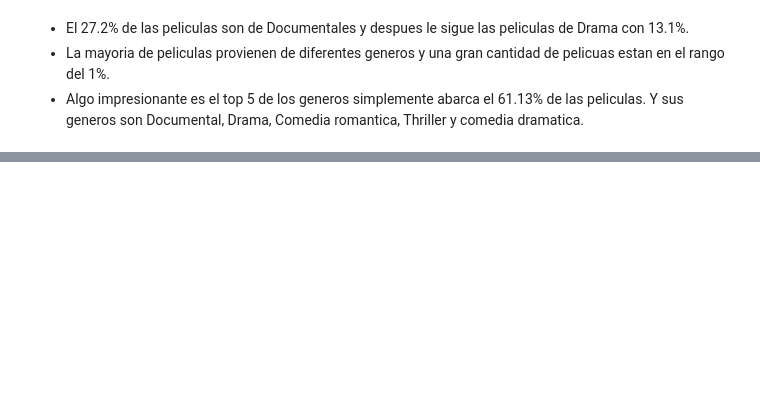
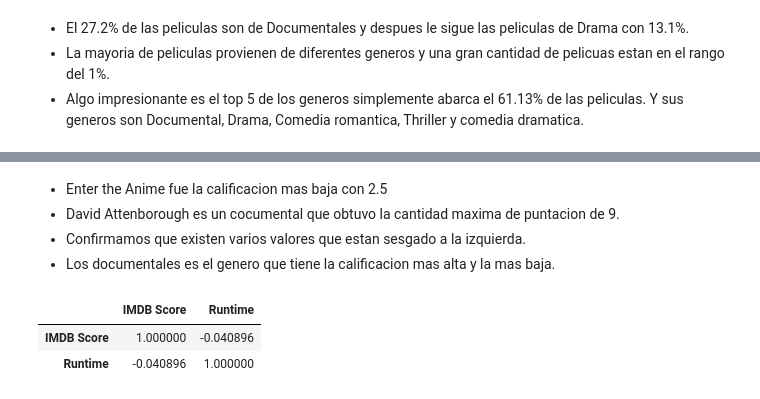
Before and after one commit to OscarABazanez/Analisis-de-Datos-de-Proyectos, a Jupyter notebook: analisis-netflix-imdb-score.ipynb, the cells around one changed output, grey strips where cells are left out. Saved outputs shown, nothing was run; the diff lists cells and outputs as text; code cells hidden in the pictures; blank space fills up the shorter version.

```diff
--- a/analisis-netflix-imdb-score.ipynb
+++ b/analisis-netflix-imdb-score.ipynb
@@ -145,0 +267,11 @@ Top 10 cuenta con el:  61.13013698630137 %
+# %% [markdown]
+- Enter the Anime fue la calificacion mas baja con 2.5
+- David Attenborough es un cocumental que obtuvo la cantidad maxima de puntacion de 9.
+- Confirmamos que existen varios valores que estan sesgado a la izquierda.
+- Los documentales es el genero que tiene la calificacion mas alta y la mas baja.
+# %%
+df[['IMDB Score','Runtime']].corr()
+# %% [output]
+|  | IMDB Score | Runtime |
+| IMDB Score | 1.000000 | -0.040896 |
+| Runtime | -0.040896 | 1.000000 |
```
Also changed, not shown: parts of 50 cells of this notebook.
